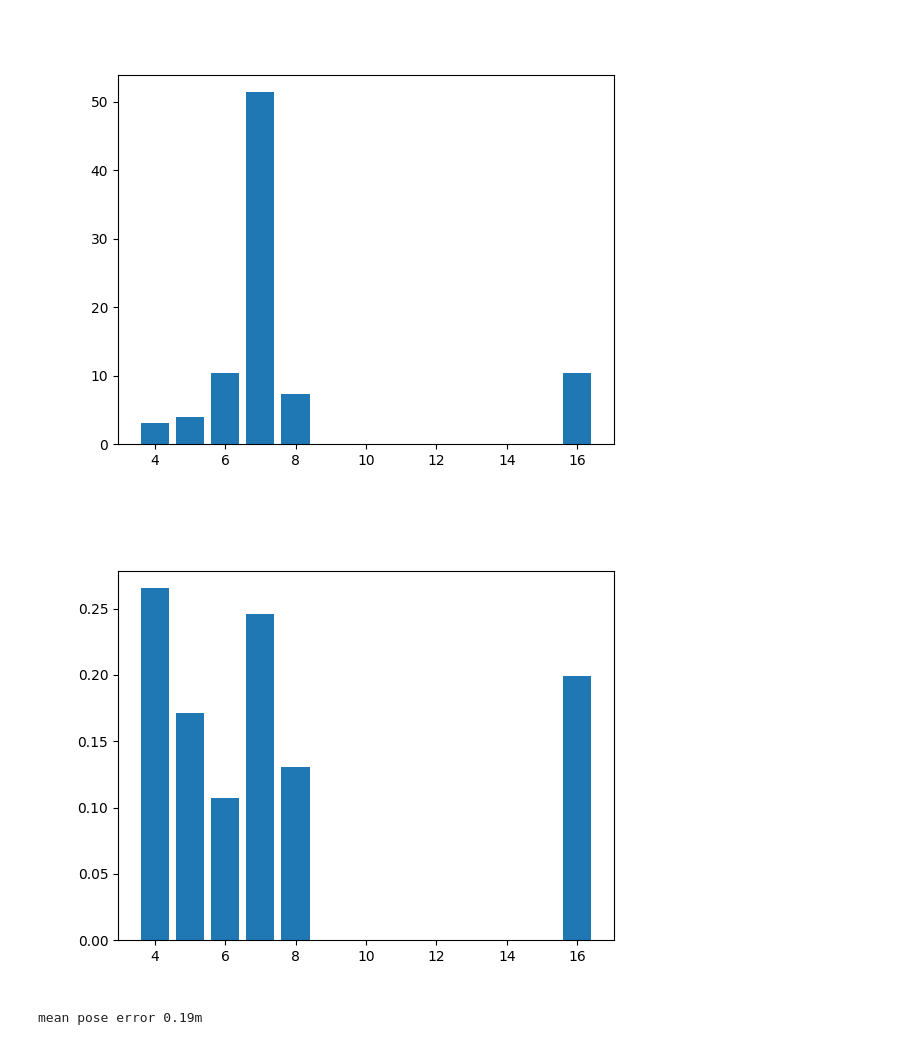
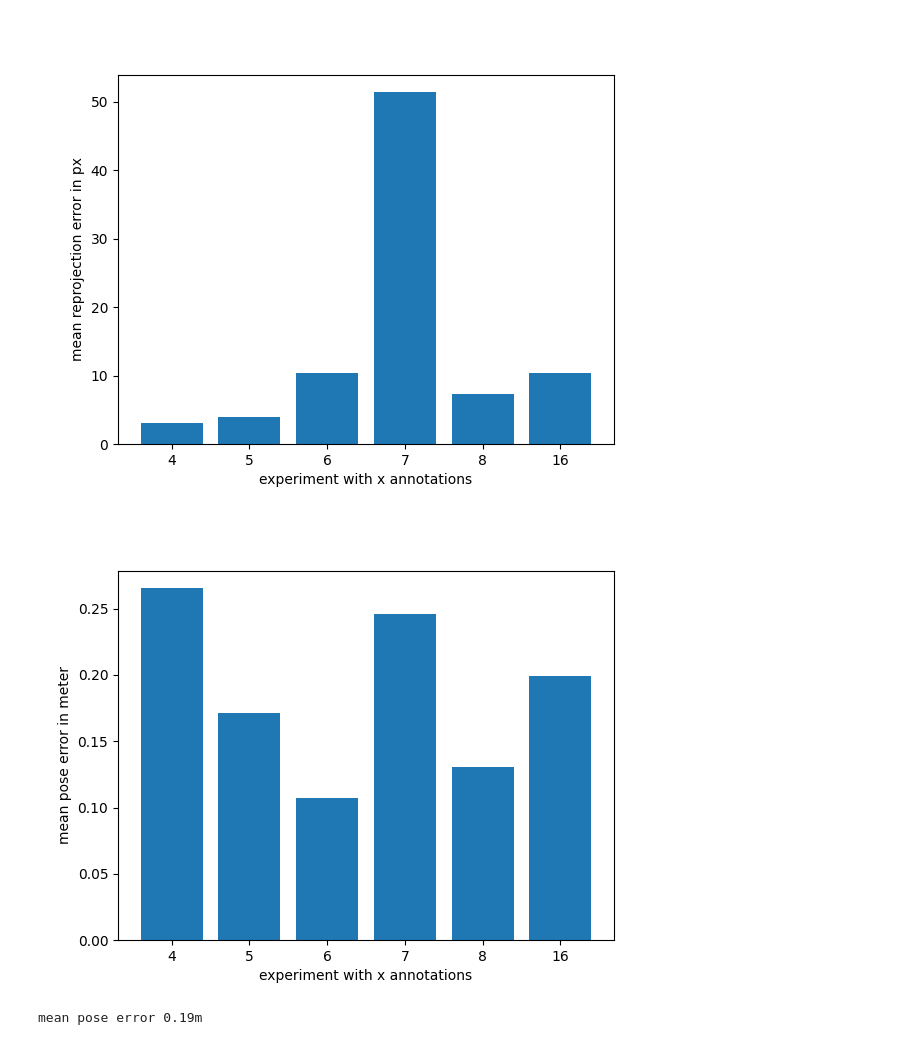
Before and after one commit to ushichka/dmcp, a Jupyter notebook: notebooks/analyze_scaling_exp.ipynb, the cells around one changed output. Cells and saved outputs as stored; diff of their text form; code cells hidden in the pictures.

Commit message:
improve plots

```diff
--- a/notebooks/analyze_scaling_exp.ipynb
+++ b/notebooks/analyze_scaling_exp.ipynb
@@ -36,29 +36,37 @@ for sdir in pathlib.Path(exp_dir).glob("./*"):
 
 
 idxs = [4,5,6,7,8,16]
+idxs = [str(i) for i in idxs]
 # %%
-mean_repr_errs = [np.mean(re)  for re in repr_errs]
+mean_repr_errs = [np.mean(re) for re in repr_errs]
 plt.figure()
 plt.bar(idxs,mean_repr_errs)
+plt.xlabel("experiment with x annotations")
+plt.ylabel("mean reprojection error in px")
+#plt.savefig("/home/julian/Downloads/middlebury_scaling_mean_repr_errs.eps")
 plt.show()
+#plt.gca().spines['left'].set_visible(False)
 # %% [output]
-[figure, old version]
+[figure, new version]
 # %%
 def pinhole_pose(P):
     pose_hat = la.null_space(P) / la.null_space(P)[-1]
     return pose_hat[:3].flatten()
 
 world_poses = [pinhole_pose(native_Ps[i] @ la.inv(transforms[i])) for i in range(len(native_Ps))]
 
 # error is distance to true position [0,0,0]
 # pose errors are in mm(?!), we want m so divide by 10000.0
 pose_errors = [la.norm(world_pose) / 1000 for world_pose in world_poses]
 
 plt.figure()
 plt.bar(idxs, pose_errors )
+plt.xlabel("experiment with x annotations")
+plt.ylabel("mean pose error in meter")
+#plt.savefig("/home/julian/Downloads/middlebury_scaling_pose_errs.eps")
 plt.show()
 # %% [output]
-[figure, old version]
+[figure, new version]
 # %%
 mesh = pv.read("/home/julian/data/middlebury/middlebury_mesh.ply")
 
```
Also changed, not shown: parts of 1 cell of this notebook.
